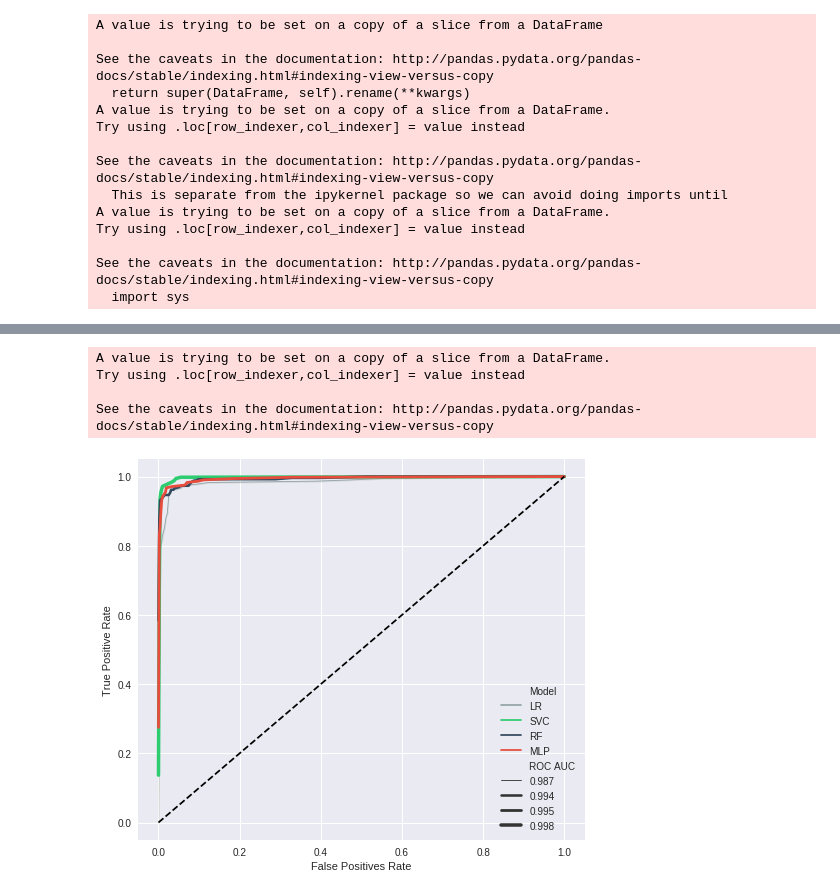
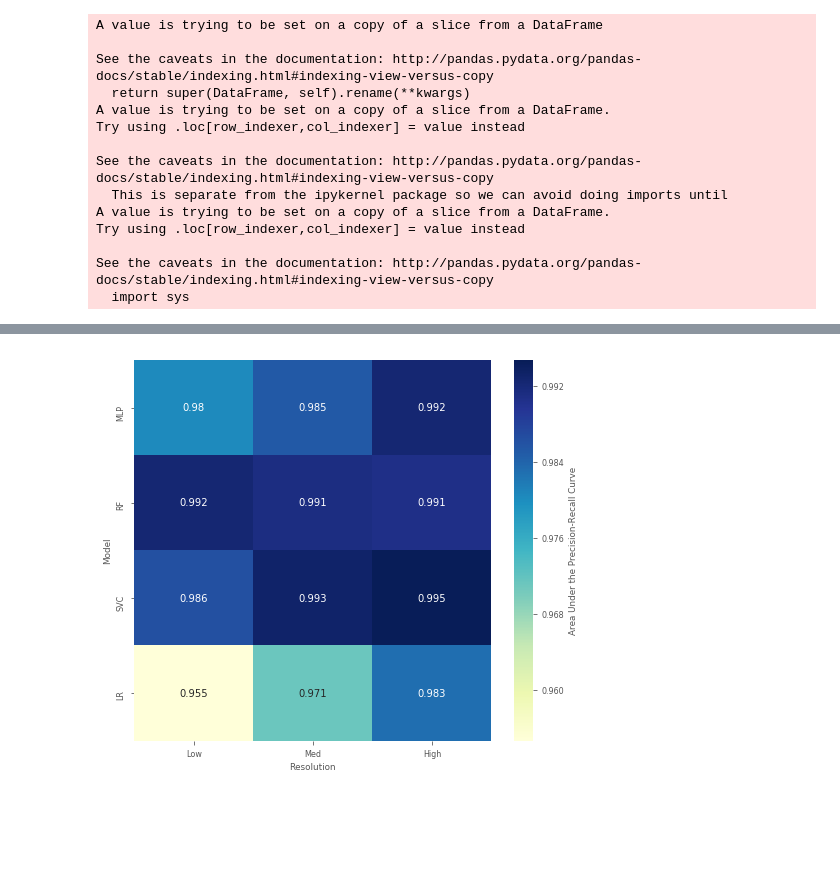
Before and after one commit to jflatorreg/maad-workflow, a Jupyter notebook: 4_data_analysis.ipynb, the cells around one changed output, grey strips where cells are left out. Drawn from its saved outputs; the diff is of its cells as text; code cells hidden in the pictures; blank space fills up the shorter version.

```diff
--- a/4_data_analysis.ipynb
+++ b/4_data_analysis.ipynb
@@ -1,10 +3,14 @@
 # %%
+"""
+Visualize and analyze data.
+
+@author: Juan Felipe Latorre Gil - jflatorreg@unal.edu.co
+"""
+
 %matplotlib inline
-
 import numpy as np
 import pandas as pd
 import seaborn as sns
 from ast import literal_eval
 import matplotlib.pyplot as plt
-plt.style.use('seaborn')
-#plt.style.use(['ggplot','seaborn-paper'])
+plt.style.use(['ggplot','seaborn-paper'])
@@ -54,7 +60,7 @@ for i in (['LR','SVC', 'RF','MLP']):
     df_low['Thresholds'] = literal_eval(df_data[i].Low.Thresholds)
     df_low['Precisions'] = literal_eval(df_data[i].Low.Precisions)
     df_low['Recalls'] = literal_eval(df_data[i].Low.Recalls)
-    df_low['Feature Quality'] = 'Low'
+    df_low['Resolution'] = 'Low'
     df_low['False Positives Rate'] = pd.Series(literal_eval(df_data[i].Low.False_Positives_Rate))
     df_low['True Positive Rate'] = pd.Series(literal_eval(df_data[i].Low.True_Positive_Rate))
     df_low['Processing Time'] = df_data[i].Low.Processing_Time
@@ -65,7 +71,7 @@ for i in (['LR','SVC', 'RF','MLP']):
     df_med['Thresholds'] = literal_eval(df_data[i].Med.Thresholds)
     df_med['Precisions'] = literal_eval(df_data[i].Med.Precisions)
     df_med['Recalls'] = literal_eval(df_data[i].Med.Recalls)
-    df_med['Feature Quality'] = 'Med'
+    df_med['Resolution'] = 'Med'
     df_med['False Positives Rate'] = pd.Series(literal_eval(df_data[i].Med.False_Positives_Rate))
     df_med['True Positive Rate'] = pd.Series(literal_eval(df_data[i].Med.True_Positive_Rate))
     df_med['Processing Time'] = df_data[i].Med.Processing_Time
@@ -78,7 +84,7 @@ for i in (['LR','SVC', 'RF','MLP']):
     df_high['Thresholds'] = literal_eval(df_data[i].High.Thresholds)
     df_high['Precisions'] = literal_eval(df_data[i].High.Precisions)
     df_high['Recalls'] = literal_eval(df_data[i].High.Recalls)
-    df_high['Feature Quality'] = 'High'
+    df_high['Resolution'] = 'High'
     df_high['False Positives Rate'] = pd.Series(literal_eval(df_data[i].High.False_Positives_Rate))
     df_high['True Positive Rate'] = pd.Series(literal_eval(df_data[i].High.True_Positive_Rate))
     df_high['Processing Time'] = df_data[i].High.Processing_Time
@@ -456,17 +149,15 @@ See the caveats in the documentation: http://pandas.pydata.org/pandas-docs/stabl
-# %%
-df_plot = df_data_2[df_data_2['Feature Quality']=='High']
-df_plot['ROC AUC'] = np.round_(df_plot['ROC AUC'],decimals=3)
-fig, ax = plt.subplots(figsize=a4_dims)
-ax = sns.lineplot(x="False Positives Rate", y="True Positive Rate", hue="Model", palette=palette_4,
-                  size="ROC AUC", legend="full", data=df_plot)
-#plt.legend(loc='center left', bbox_to_anchor=(1.0, 0.45))
-#ax.set_xlim(0.7,1.02)
-plt.plot([0,1],[0,1], 'k--')
-plt.savefig('./results/graphics/ROC_HIGH.pdf', format='pdf')
-plt.show()
-# %% [output]
-A value is trying to be set on a copy of a slice from a DataFrame.
-Try using .loc[row_indexer,col_indexer] = value instead
-
-See the caveats in the documentation: http://pandas.pydata.org/pandas-docs/stable/indexing.html#indexing-view-versus-copy
-[figure, removed]
+# %%
+df_plot = df_data_2.pivot_table(index='Model',
+                                columns='Resolution',
+                                values='PR AUC')
+reorderlist = ['MLP', 'RF', 'SVC', 'LR']
+df_plot = df_plot.reindex(reorderlist)
+custom_dict = {'Low':0,'Med':1,'High':2}
+df_plot = pd.DataFrame(df_plot, columns=sorted(custom_dict, key=custom_dict.get))
+ax = sns.heatmap(df_plot, annot=True, fmt='.3g', cmap="YlGnBu",
+                             cbar_kws={'label': 'Area Under the Precision-Recall Curve'})
+ax.set(xlabel='Resolution', ylabel='Model')
+ax.figure.set_size_inches(size)
+plt.savefig('./results/graphics/HM_PR.pdf', format='pdf', bbox_inches='tight')
+# %% [output]
+[figure, added]
```
Also changed, not shown: parts of 84 cells of this notebook, 3 other files.
